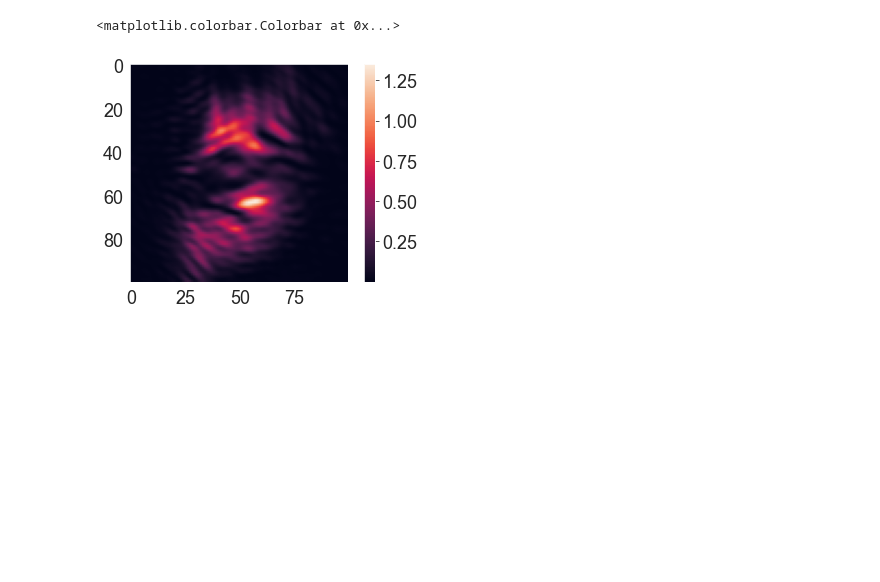
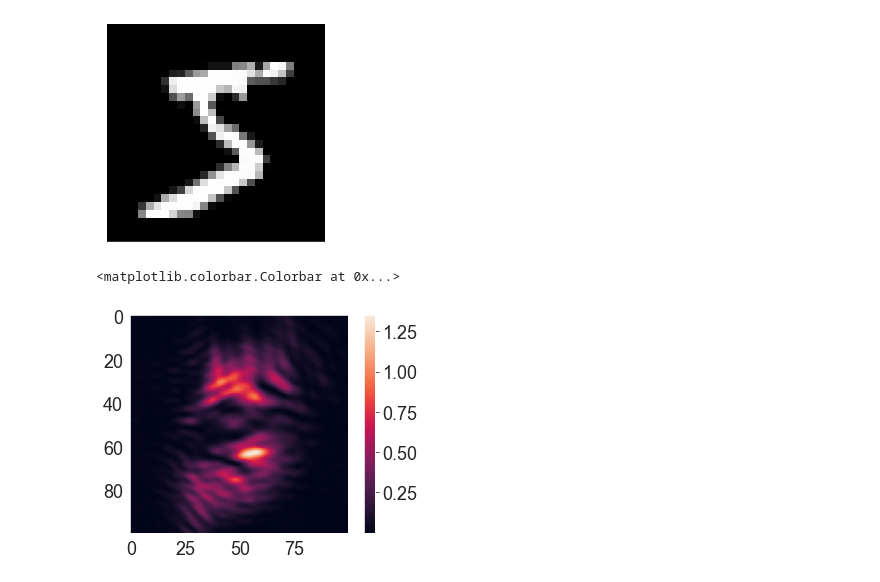
Before and after one commit to fftakumi/MOD2NN, a Jupyter notebook: Faraday/two_dim/test.ipynb, the cells around one changed output. Saved outputs shown, nothing was run; the diff lists cells and outputs as text; code cells hidden in the pictures; blank space fills up the shorter version.

```diff
--- a/Faraday/two_dim/test.ipynb
+++ b/Faraday/two_dim/test.ipynb
@@ -15,6 +15,19 @@ import re
 from mpl_toolkits.axes_grid1 import make_axes_locatable
 
 plt.rcParams["font.size"]=18
+# %%
+mnist = tf.keras.datasets.mnist
+
+(x_train, y_train), (x_test, y_test) = mnist.load_data()
+x_train = x_train / 255.0
+x_test = x_test / 255.0
+# %%
+plt.imshow(x_train[0,:,:], cmap="gray")
+plt.yticks([],[])
+plt.xticks([],[])
+plt.savefig("images/5.png", dpi=400, transpaerent=True)
+# %% [output]
+[figure, added]
 # %%
 def propagation(pahse, wavelength, z):
     rcp_x = np.ones_like(phase) * np.exp(-1.0j*phase)
```
Also changed, not shown: parts of 1 cell of this notebook, 3 other files.
